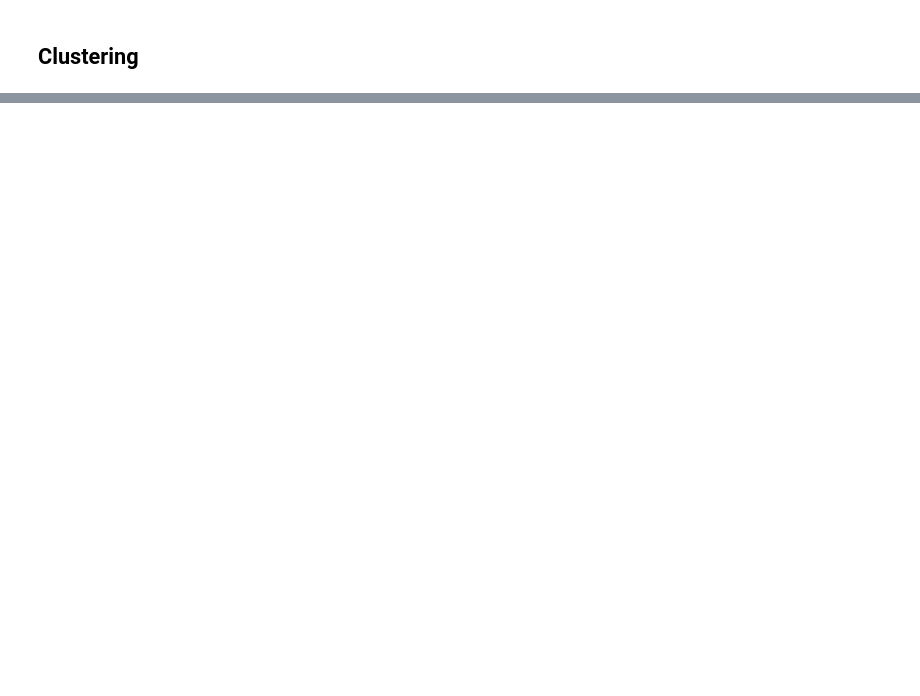
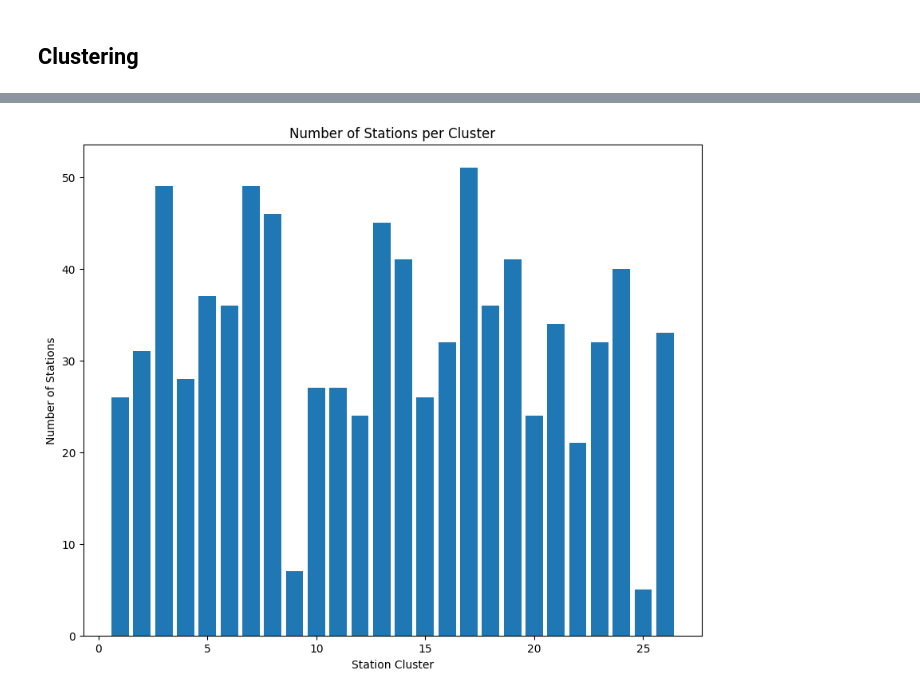
Before and after one commit to GermanButtiero/mobility, a Jupyter notebook: src/clustering.ipynb, the cells around one changed output, grey strips where cells are left out. Saved outputs shown, nothing was run; the diff lists cells and outputs as text; code cells hidden in the pictures; blank space fills up the shorter version.

```diff
--- a/src/clustering.ipynb
+++ b/src/clustering.ipynb
@@ -18,5 +66,4 @@ data.head()
 # %%
-from sklearn.cluster import KMeans
-kmeans = KMeans(n_clusters=20)
-kmeans.fit(data[['start_station_latitude', 'start_station_longitude']])
-data['start_station_cluster'] = kmeans.labels_
+kmeans = KMeans(n_clusters=26)
+kmeans.fit(stations[['station_latitude', 'station_longitude']])
+stations['station_cluster'] = kmeans.labels_+1
@@ -44,0 +70,10 @@ clusters = data.groupby(['start_station_cluster', 'pickup_day', 'pickup_hour']).
+# %%
+sizes=stations.groupby('station_cluster').size()
+fig = plt.figure(figsize=(10, 8))
+plt.bar(sizes.index, sizes.values)
+plt.xlabel('Station Cluster')
+plt.ylabel('Number of Stations')
+plt.title('Number of Stations per Cluster')
+plt.show()
+# %% [output]
+[figure, added]
```
Also changed, not shown: parts of 29 cells of this notebook.
